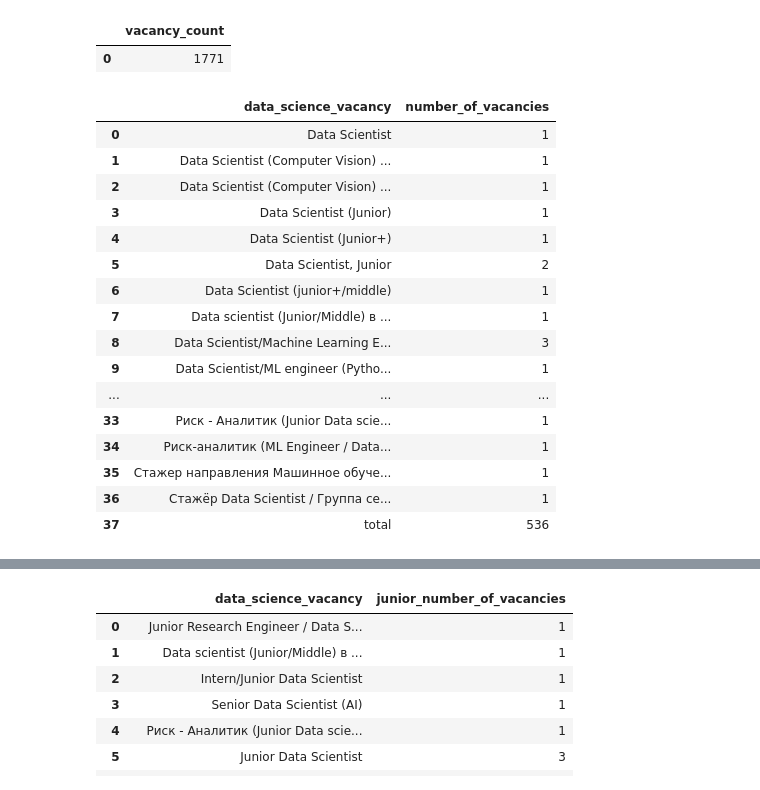
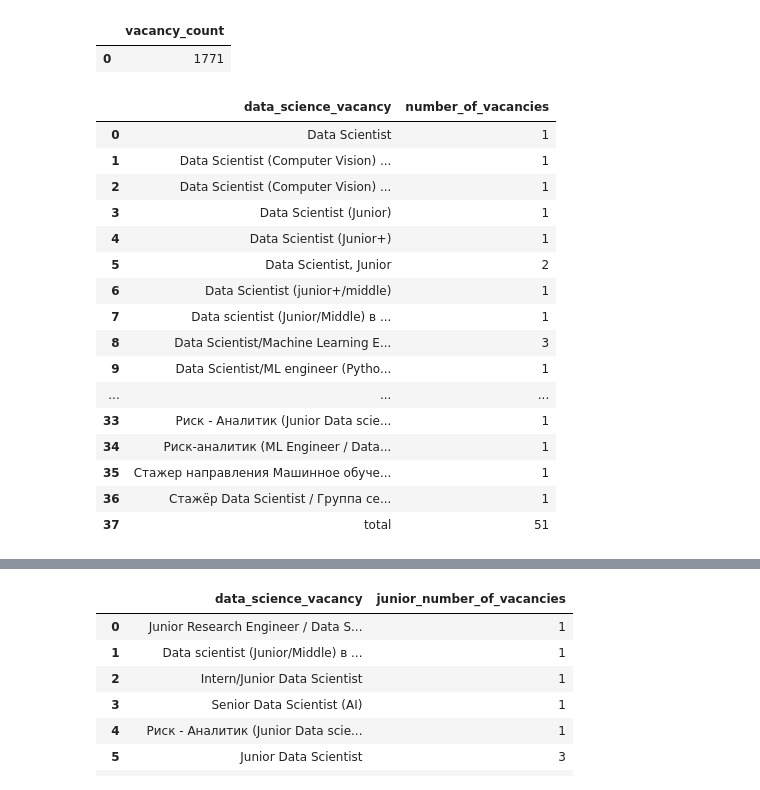
Before and after one commit to Kashutin1961/Project-2-Headhunter-ds-Analysis, a Jupyter notebook: Python_and_SQL_Commented.ipynb, the cells around one changed output, grey strips where cells are left out. Drawn from its saved outputs; the diff is of its cells as text; code cells hidden in the pictures.

```diff
--- a/Python_and_SQL_Commented.ipynb
+++ b/Python_and_SQL_Commented.ipynb
@@ -425,57 +430,64 @@ display(df['vacancies_related_to_data'])  # показываем количес
 # %%
 # Задание 6.2 — ищем вакансии для начинающих DS по набору ключевых слов в названии и по признакам 'junior'.
 # Запрос состоит из двух частей: детализированный список по названиям и итоговый 'total'.
-query6_2 = f'''select
-    v.name as data_science_vacancy,
-    count(v.id) as number_of_vacancies
-from public.vacancies v
-where (
-    lower(v.name) like '%data scientist%' or
-    lower(v.name) like '%data science%' or
-    lower(v.name) like '%исследователь данных%' or
-    (lower(v.name) like '%ml%' and lower(v.name) not like '%html%') or
-    lower(v.name) like '%machine learning%' or
-    (lower(v.name) like '%машинн%' and lower(v.name) like '%обучен%')
+query6_2 = f'''
+SELECT
+    v.name AS data_science_vacancy,
+    COUNT(v.id) AS number_of_vacancies
+FROM public.vacancies v
+WHERE (
+    LOWER(v.name) LIKE '%data scientist%' OR
+    LOWER(v.name) LIKE '%data science%' OR
+    LOWER(v.name) LIKE '%исследователь данных%' OR
+    (LOWER(v.name) LIKE '%ml%' AND LOWER(v.name) NOT LIKE '%html%') OR
+    LOWER(v.name) LIKE '%machine learning%' OR
+    (LOWER(v.name) LIKE '%машинн%' AND LOWER(v.name) LIKE '%обучен%')
 )
-and (
-    lower(v.name) like '%junior%' or
-    lower(v.experience) like '%нет опыта%' or
-    lower(v.employment) like '%стажировка%'
+AND (
+    LOWER(v.name) LIKE '%junior%' OR
+    LOWER(v.experience) LIKE '%нет опыта%' OR
+    LOWER(v.employment) LIKE '%стажировка%'
 )
-group by v.name
+GROUP BY v.name
 
-union all
+UNION ALL
 
-select
-    'total' as data_science_vacancy,
-    count(v.id) as number_of_vacancies
-from public.vacancies v
-where (
-    lower(v.name) like '%data scientist%' or
-    lower(v.name) like '%data science%' or
-    lower(v.name) like '%исследователь данных%' or
-    (lower(v.name) like '%ml%' and lower(v.name) not like '%html%') or
-    lower(v.name) like '%machine learning%' or
-    (lower(v.name) like '%машинн%' and lower(v.name) like '%обучен%')
+SELECT
+    'total' AS data_science_vacancy,
+    COUNT(v.id) AS number_of_vacancies
+FROM public.vacancies v
+WHERE (
+    LOWER(v.name) LIKE '%data scientist%' OR
+    LOWER(v.name) LIKE '%data science%' OR
+    LOWER(v.name) LIKE '%исследователь данных%' OR
+    (LOWER(v.name) LIKE '%ml%' AND LOWER(v.name) NOT LIKE '%html%') OR
+    LOWER(v.name) LIKE '%machine learning%' OR
+    (LOWER(v.name) LIKE '%машинн%' AND LOWER(v.name) LIKE '%обучен%')
 )
+AND (
+    LOWER(v.name) LIKE '%junior%' OR
+    LOWER(v.experience) LIKE '%нет опыта%' OR
+    LOWER(v.employment) LIKE '%стажировка%'
+)
+
 '''
 df['junior_vacancies_related_to_data_science'] = pd.read_sql_query(query6_2, connection)
 display(df['junior_vacancies_related_to_data_science'])  # показываем найденные вакансии
 # %% [output]
 |  | data_science_vacancy | number_of_vacancies |
 | 0 | Data Scientist | 1 |
 | 1 | Data Scientist (Computer Vision) ... | 1 |
 | 2 | Data Scientist (Computer Vision) ... | 1 |
 | 3 | Data Scientist (Junior) | 1 |
 | 4 | Data Scientist (Junior+) | 1 |
 | 5 | Data Scientist, Junior | 2 |
 | 6 | Data Scientist (junior+/middle) | 1 |
 | 7 | Data scientist (Junior/Middle) в ... | 1 |
 | 8 | Data Scientist/Machine Learning E... | 3 |
 | 9 | Data Scientist/ML engineer (Pytho... | 1 |
 | ... | ... | ... |
 | 33 | Риск - Аналитик (Junior Data scie... | 1 |
 | 34 | Риск-аналитик (ML Engineer / Data... | 1 |
 | 35 | Стажер направления Машинное обуче... | 1 |
 | 36 | Стажёр Data Scientist / Группа се... | 1 |
-| 37 | total | 536 |
+| 37 | total | 51 |
```
Also changed, not shown: parts of 3 cells of this notebook, 11 other files.
